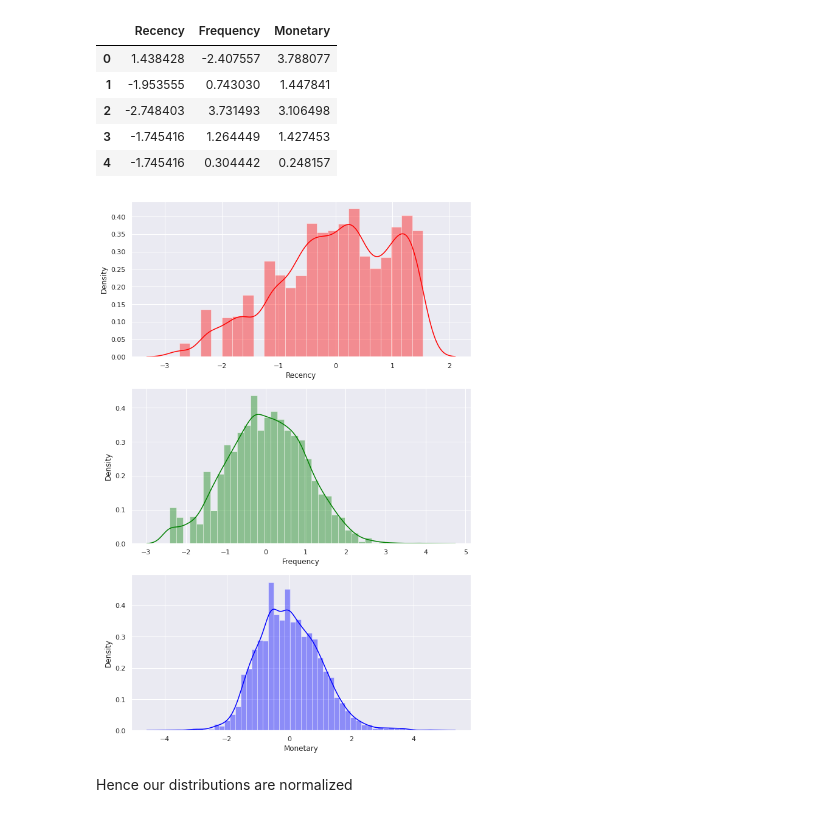
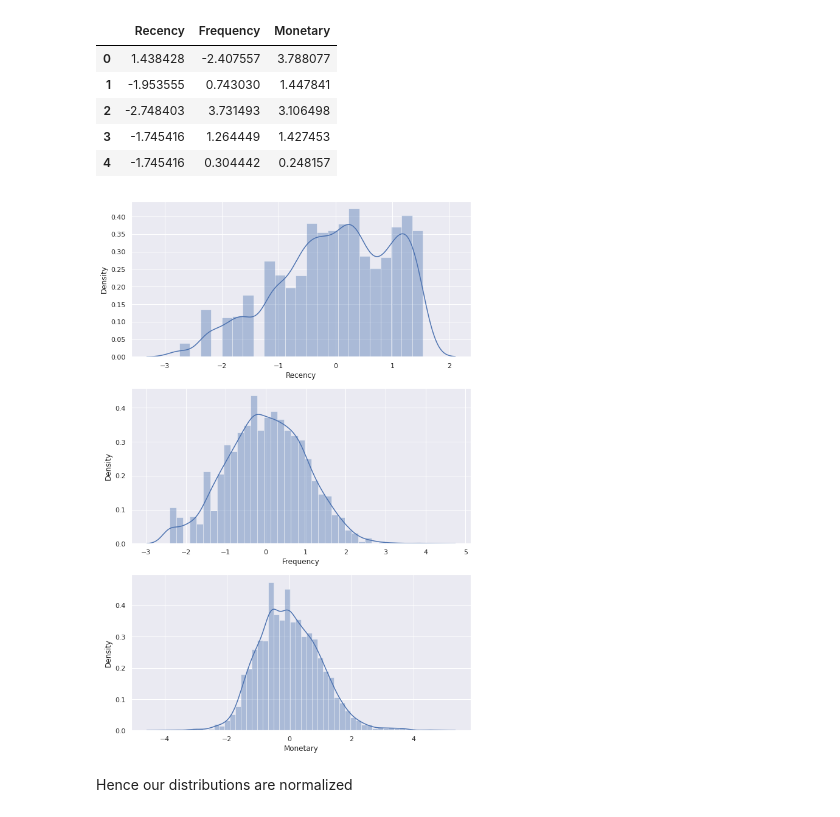
Before and after one commit to raunaksatone5/Retail-Customer-Segmentation, a Jupyter notebook: retailcustomersegmentation.ipynb, the cells around one changed output. Saved outputs shown, nothing was run; the diff lists cells and outputs as text; code cells hidden in the pictures.

```diff
--- a/retailcustomersegmentation.ipynb
+++ b/retailcustomersegmentation.ipynb
@@ -734,22 +735,22 @@ RFM_scaled.head()
 # %%
 # Plotting the distribution plot before passing in the models
 
 # Distribution plot
 plt.figure(figsize=(10,16))
 sns.set_theme(style="darkgrid")
 
 # Plot recency
-plt.subplot(3, 1, 1); sns.distplot(RFM_scaled.Recency,color='Red',axlabel='Recency')
+plt.subplot(3, 1, 1); sns.distplot(RFM_scaled.Recency,axlabel='Recency')
 
 # Plot frequency
-plt.subplot(3, 1, 2); sns.distplot(RFM_scaled.Frequency,color='Green',axlabel='Frequency')
+plt.subplot(3, 1, 2); sns.distplot(RFM_scaled.Frequency,axlabel='Frequency')
 
 # Plot monetary value
-plt.subplot(3, 1, 3); sns.distplot(RFM_scaled.Monetary,color='Blue',axlabel='Monetary')
+plt.subplot(3, 1, 3); sns.distplot(RFM_scaled.Monetary,axlabel='Monetary')
 
 plt.show()
 # %% [output]
-[figure, old version]
+[figure, new version]
 # %% [markdown]
 Hence our distributions are normalized
 # %% [markdown]
```
Also changed, not shown: parts of 5 cells of this notebook.
